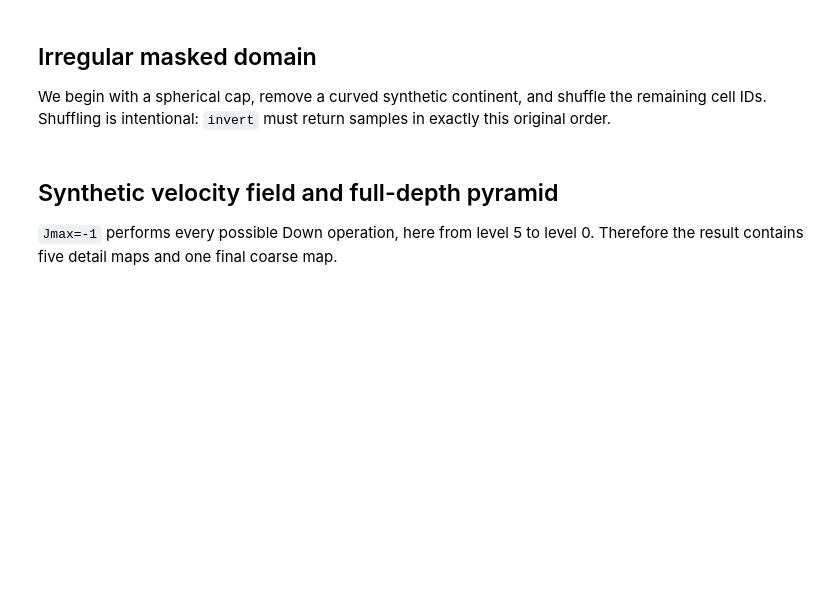
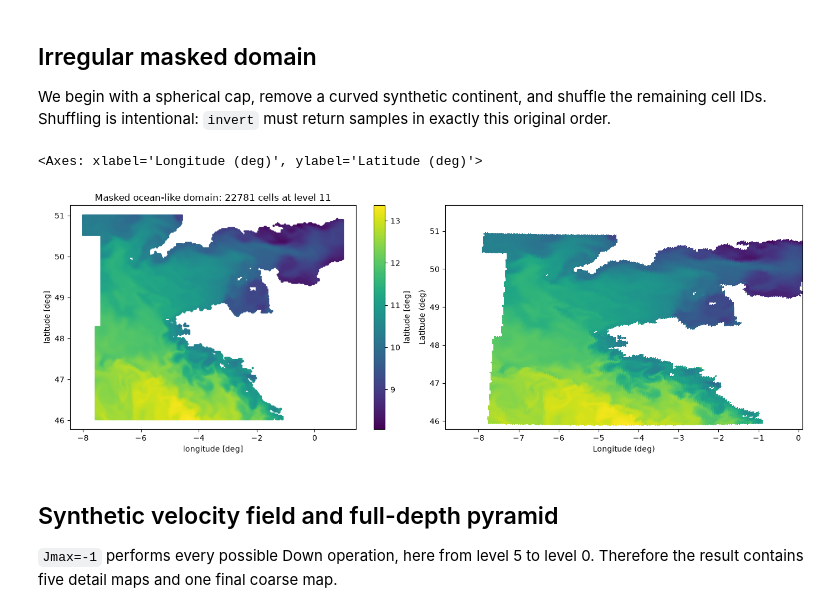
Before and after one commit to GRID4EARTH/healpix-analyse, a Jupyter notebook: Notebooks/decomp_test.ipynb, the cells around one changed output. Saved outputs shown, nothing was run; the diff lists cells and outputs as text; code cells hidden in the pictures; blank space fills up the shorter version.

```diff
--- a/Notebooks/decomp_test.ipynb
+++ b/Notebooks/decomp_test.ipynb
@@ -19,0 +24,6 @@ print("device:", device)
+# %%
+import fsspec
+import xarray as xr
+fs = fsspec.filesystem("http")
+ds=xr.open_zarr('https://data-taos.ifremer.fr/EGU25_CFOSAT/MARS_SST_EX.zarr')
+ds
@@ -19,0 +63,24 @@ print("device:", device)
+# %%
+from healpix_resample import PSFResampler
+
+# Define the HEALPix resolution
+LEVEL = 11
+data = ds.thetao.compute().values[12,0,:,:].astype('float64')
+lon = np.tile(ds.longitude.compute().values,data.shape[0]).astype('float64')
+lat = np.repeat(ds.latitude.compute().values,data.shape[1]).astype('float64')
+data =data.flatten()
+
+lon=lon[np.isfinite(data)]
+lat=lat[np.isfinite(data)]
+data=data[np.isfinite(data)]
+
+resampler = PSFResampler(
+    lon_deg=lon,
+    lat_deg=lat,
+    level=LEVEL,
+    threshold=0.1,
+    verbose=True,
+    device=device,
+)
+
+res = resampler.resample(data, lam=0.01, max_iter=30)
@@ -60,3 +102,21 @@ plt.tight_layout()
+# %%
+from foscat.Plot import lgnomproject
+
+cell_ids=res.cell_ids
+velocity = res.cell_data
+
+plt.figure(figsize=(14, 5))
+plt.subplot(1,2,1)
+plt.scatter(lon, lat, c=data, s=4, cmap="viridis")
+plt.xlabel("longitude [deg]")
+plt.ylabel("latitude [deg]")
+plt.title(f"Masked ocean-like domain: {len(res.cell_ids)} cells at level {level}")
+plt.colorbar(label="latitude [deg]")
+plt.tight_layout()
+lgnomproject(res.cell_ids,res.cell_data, 2**LEVEL,hold=False,sub=(1,2,2))
+# %% [output]
+<Axes: xlabel='Longitude (deg)', ylabel='Latitude (deg)'>
+[figure, added]
 # %% [markdown]
 ## Synthetic velocity field and full-depth pyramid
 
```
Also changed, not shown: parts of 12 cells of this notebook.
